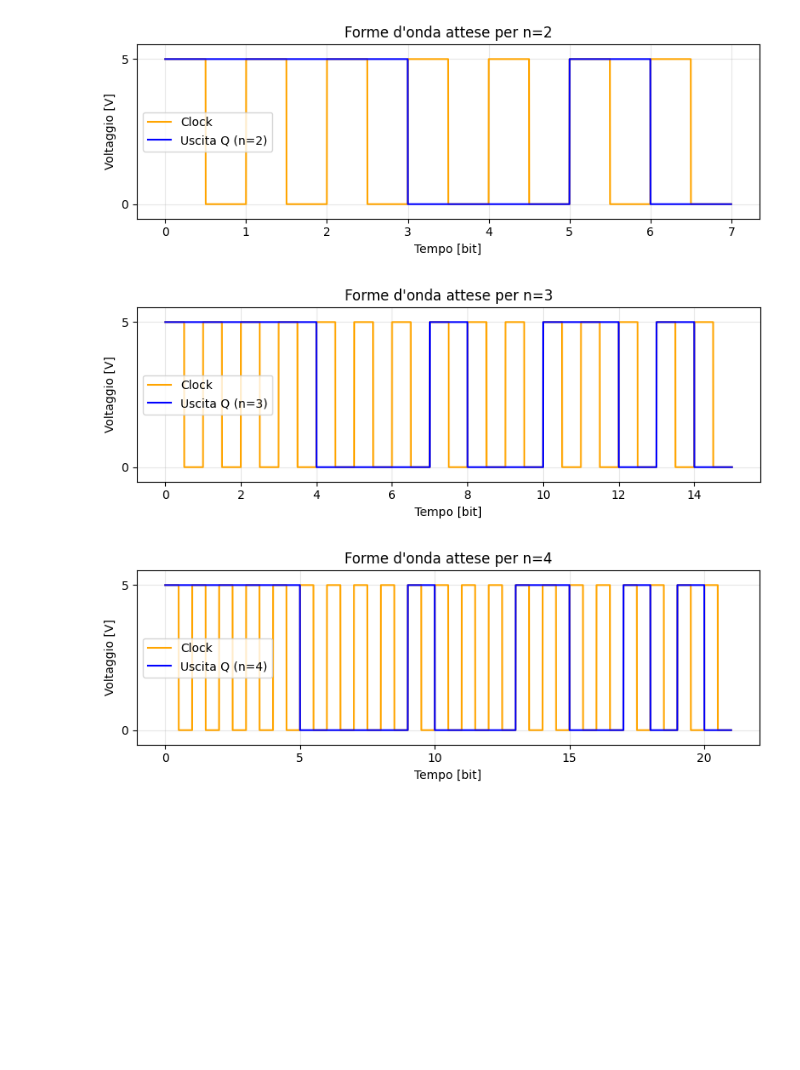
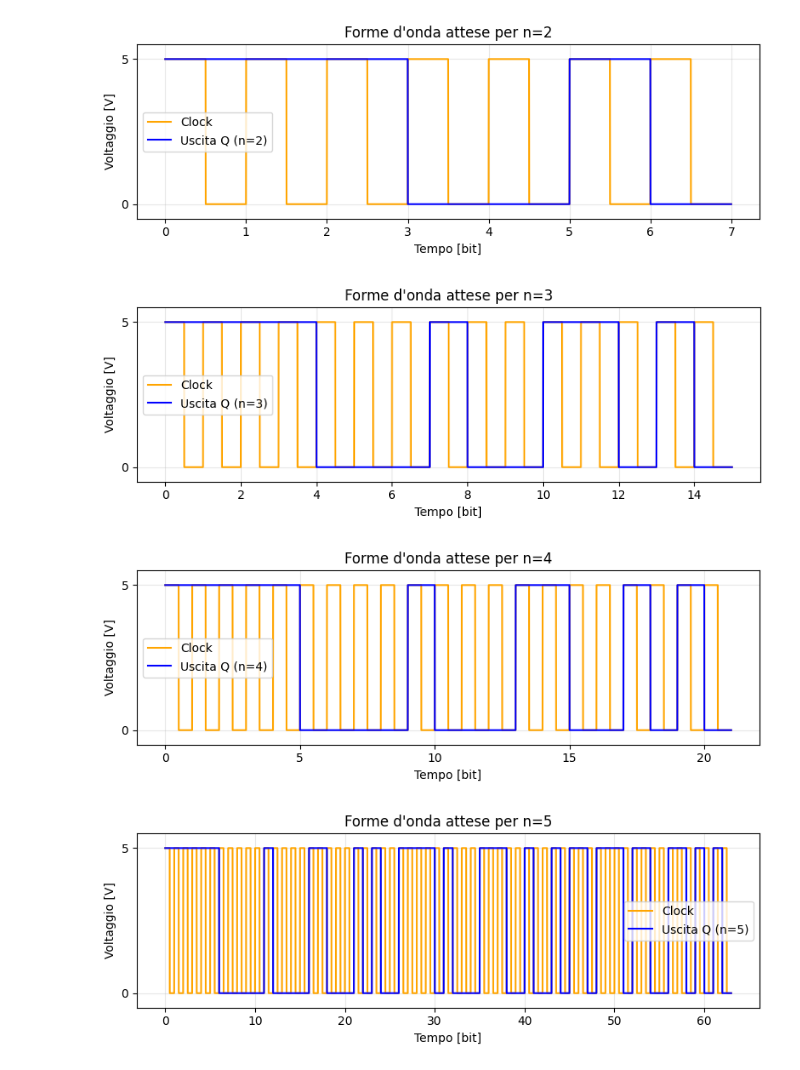
Before and after one commit to MarcoMalucchi/TD, a Jupyter notebook: Es_09/logbook/MALDIN_logbook_es_09.ipynb, the cells around one changed output. Saved outputs shown, nothing was run; the diff lists cells and outputs as text; code cells hidden in the pictures; blank space fills up the shorter version.

```diff
--- a/Es_09/logbook/MALDIN_logbook_es_09.ipynb
+++ b/Es_09/logbook/MALDIN_logbook_es_09.ipynb
@@ -438,7 +508,8 @@ seqs = {
     1: "110",                          # periodo 3
     2: "1110010",                      # periodo 7
     3: "111100010011010",              # periodo 15
-    4: "111110000100011001010"         # periodo osservato per n=4
+    4: "111110000100011001010",         # periodo osservato per n=4
+    5: "111111000001000011000101001111010001110010010110111011001101010" # periodo osservato per n=5
 }
 
 VLOW, VHIGH = 0.0, 5.0
@@ -459,30 +530,31 @@ def clock_wave(n_bits): #Clock 0–5 V con periodo = 1 bit e duty 50 (quindi in
         np.full(SAMPLES_PER_BIT // 2, VLOW), #crea k campioni a 0 V
     ])
     clk = np.tile(one_bit, n_bits) #ripete il singolo periodo del clock per il numero di bit che mi serve (in modo da visualizzare l'intera stringa)
     t = np.arange(len(clk)) / SAMPLES_PER_BIT
     return t, clk
 
 
 # Plot per ogni n
 for n, s in seqs.items():
     t_out, y_out = bits_to_wave(s)
     t_clk, y_clk = clock_wave(len(s))
 
     plt.figure(figsize=(8, 3))
     plt.plot(t_clk, y_clk, label="Clock", color="orange")
     plt.plot(t_out, y_out, label=f"Uscita Q (n={n})", color="blue")
     plt.xlabel("Tempo [bit]")
     plt.ylabel("Voltaggio [V]")
     plt.yticks([0, 5])
     plt.ylim(-0.5, 5.5)
     plt.title(f"Forme d'onda attese per n={n}")
     plt.grid(True, alpha=0.3)
     plt.legend()
     plt.tight_layout()
 
 plt.show()
 # %% [output]
 [figure]
 [figure]
 [figure]
 [figure]
+[figure, added]
```
Also changed, not shown: parts of 3 cells of this notebook, 1 other file.
